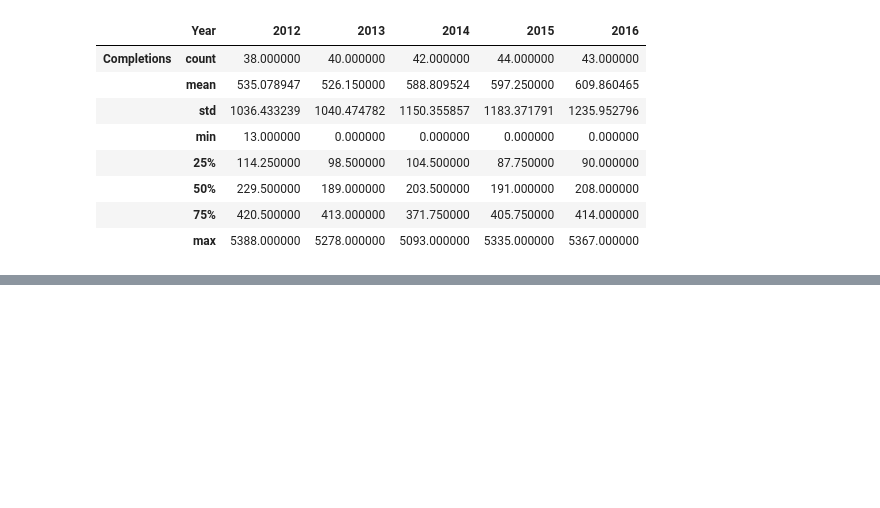
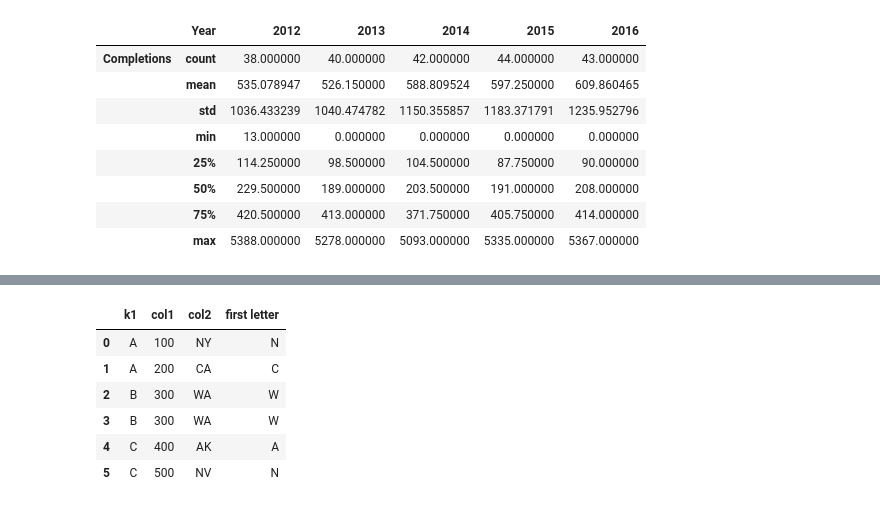
Before and after one commit to o-bissing/TF_Udemy, a Jupyter notebook: Pandas.ipynb, the cells around one changed output, grey strips where cells are left out. Saved outputs shown, nothing was run; the diff lists cells and outputs as text; code cells hidden in the pictures; blank space fills up the shorter version.

```diff
--- a/Pandas.ipynb
+++ b/Pandas.ipynb
@@ -426,0 +459,11 @@ df.groupby('Year').describe().transpose()
+# %%
+df_one['first letter'] = df_one['col2'].apply(grab_first_letter)
+df_one
+# %% [output]
+|  | k1 | col1 | col2 | first letter |
+| 0 | A | 100 | NY | N |
+| 1 | A | 200 | CA | C |
+| 2 | B | 300 | WA | W |
+| 3 | B | 300 | WA | W |
+| 4 | C | 400 | AK | A |
+| 5 | C | 500 | NV | N |
```
Also changed, not shown: parts of 12 cells of this notebook.
